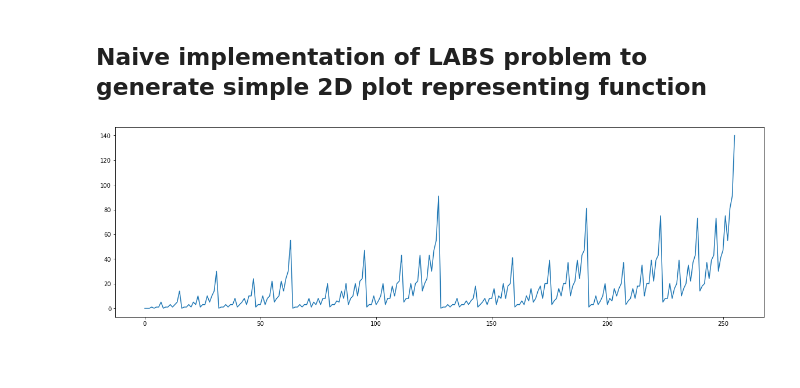
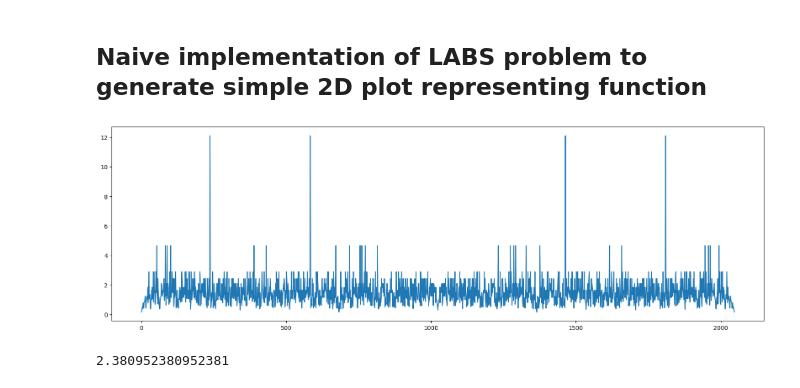
Before and after one commit to ToJestKrzysio/EvolutionaryProject, a Jupyter notebook: brute_force_labs_solution.ipynb, the cells around one changed output. Saved outputs shown, nothing was run; the diff lists cells and outputs as text; code cells hidden in the pictures; blank space fills up the shorter version.

```diff
--- a/brute_force_labs_solution.ipynb
+++ b/brute_force_labs_solution.ipynb
@@ -6,7 +6,7 @@ from typing import Tuple
 import matplotlib.pyplot as plt
 # %%
 def to_binary_tuple(number: int, tuple_len: int) -> tuple:
-    return tuple(int(binary) for binary in f"{number:b}".zfill(tuple_len))
+    return tuple(-1 if int(binary)==0 else 1 for binary in f"{number:b}".zfill(tuple_len))
 
 def calculate_total_energy(sequence: tuple) -> int:
     return sum(calculate_autocorrelation(sequence, k_value)**2 for k_value in range(1, len(sequence)))
@@ -14,17 +14,24 @@ def calculate_total_energy(sequence: tuple) -> int:
 def calculate_autocorrelation(sequence: tuple, k_value: int) -> int:
     return sum(sequence[idx]*sequence[idx+k_value] for idx in range(len(sequence) - k_value))
 
+def calculate_merit_factor(sequence: tuple) -> float:
+    return len(sequence)**2/(2*calculate_total_energy(sequence))
+
 def generate_sequences(seq_len: int) -> Tuple[Tuple]:
     return tuple(to_binary_tuple(number, seq_len) for number in range(0, 2 ** seq_len))
 
 def solve_sequences(sequences: Tuple[Tuple]):
-    return {sequence: calculate_total_energy(sequence) for sequence in sequences}
+    return {sequence: calculate_merit_factor(sequence) for sequence in sequences}
 # %%
-sequences = solve_sequences(generate_sequences(8)) # 10 is safe xD
+sequences = solve_sequences(generate_sequences(11)) # 10 is safe xD
 x = range(len(sequences))
 y = sequences.values()
 fig = plt.figure(figsize=(20,6))
 plt.plot(x, y)
 plt.show()
 # %% [output]
-[figure, old version]
+[figure, new version]
+# %%
+calculate_merit_factor((1, 1, -1, -1, 1, -1, 1, -1, 1, 1))
+# %% [output]
+2.380952380952381
```
Also changed, not shown: 1 other file.
